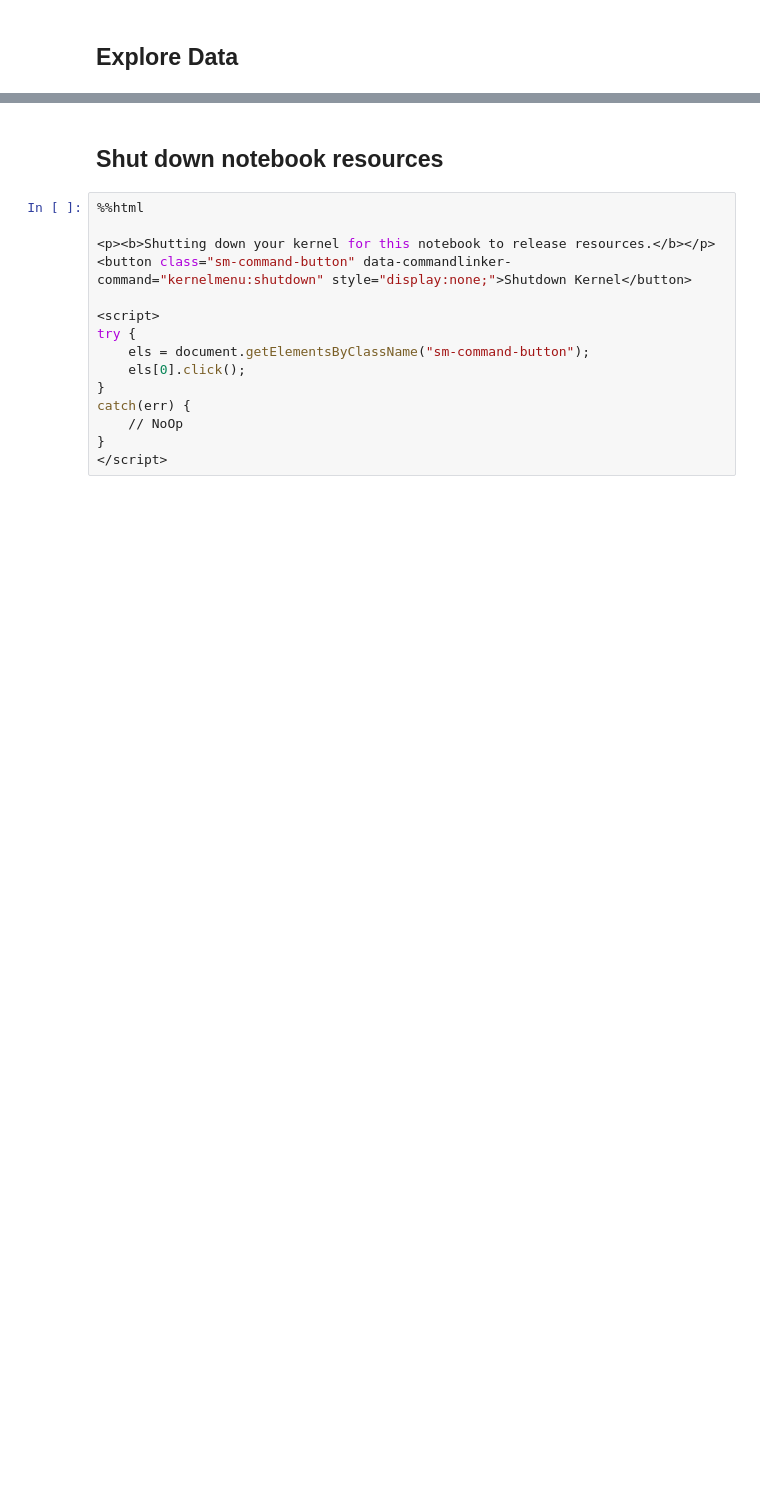
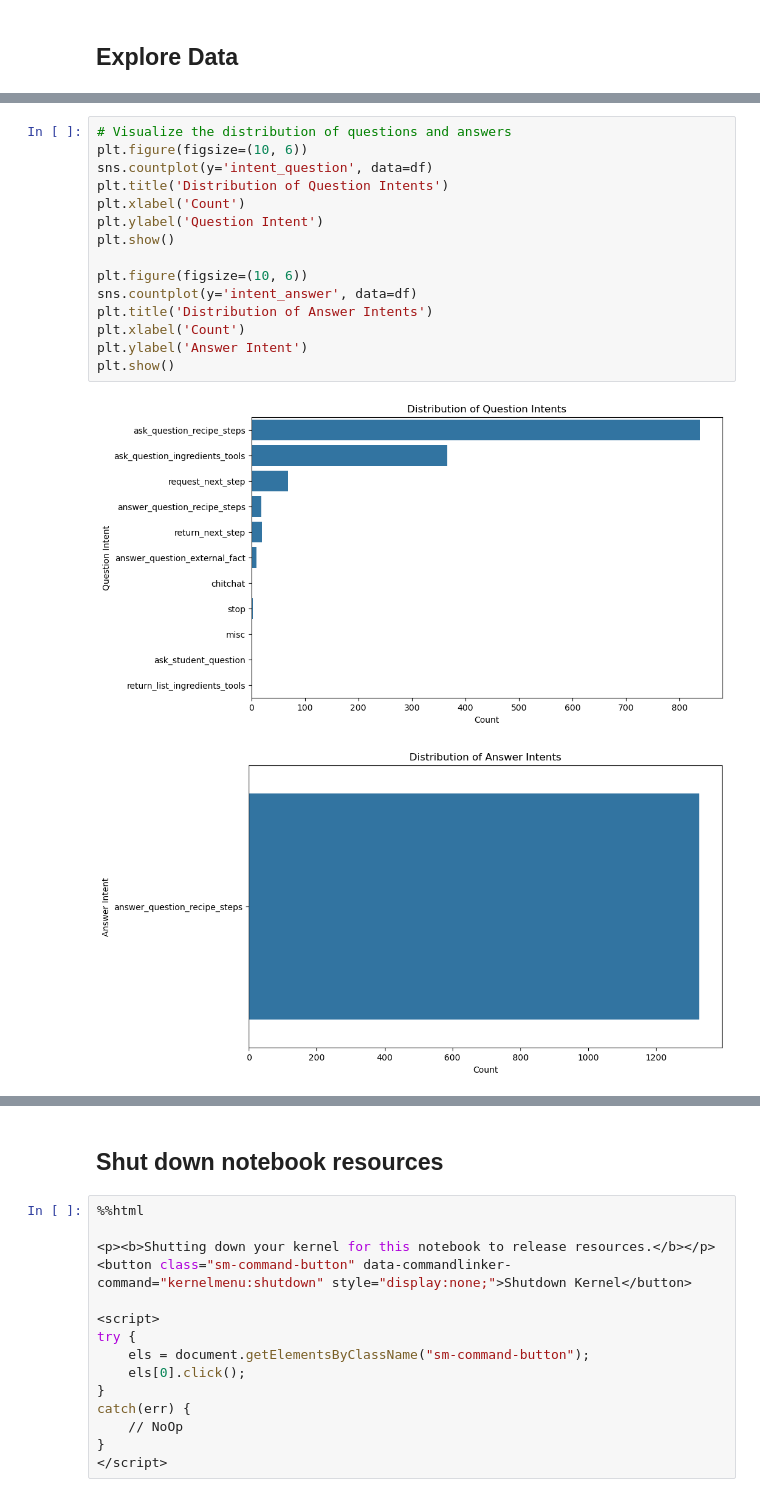
Before and after one commit to ithllc/AAI_540_SU_04, a Jupyter notebook: code/05_Explore_Data.ipynb, the cells around one changed output, grey strips where cells are left out. Saved outputs shown, nothing was run; the diff lists cells and outputs as text; blank space fills up the shorter version.

Commit message:
finished exploring data and setting up feature store

```diff
--- a/code/05_Explore_Data.ipynb
+++ b/code/05_Explore_Data.ipynb
@@ -73,0 +149,18 @@ df.head(5)
+# %%
+# Visualize the distribution of questions and answers
+plt.figure(figsize=(10, 6))
+sns.countplot(y='intent_question', data=df)
+plt.title('Distribution of Question Intents')
+plt.xlabel('Count')
+plt.ylabel('Question Intent')
+plt.show()
+
+plt.figure(figsize=(10, 6))
+sns.countplot(y='intent_answer', data=df)
+plt.title('Distribution of Answer Intents')
+plt.xlabel('Count')
+plt.ylabel('Answer Intent')
+plt.show()
+# %% [output]
+[figure, added]
+[figure, added]
```
Also changed, not shown: parts of 9 cells of this notebook, 4 other files.
